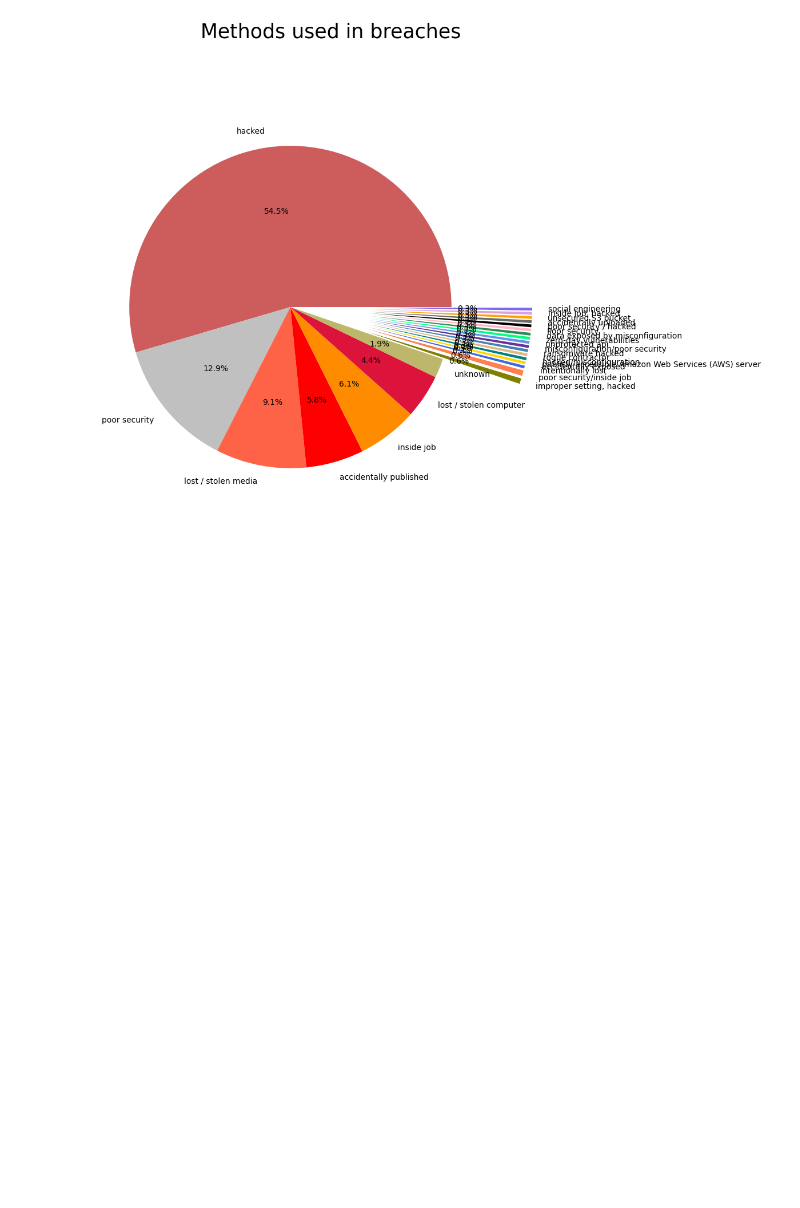
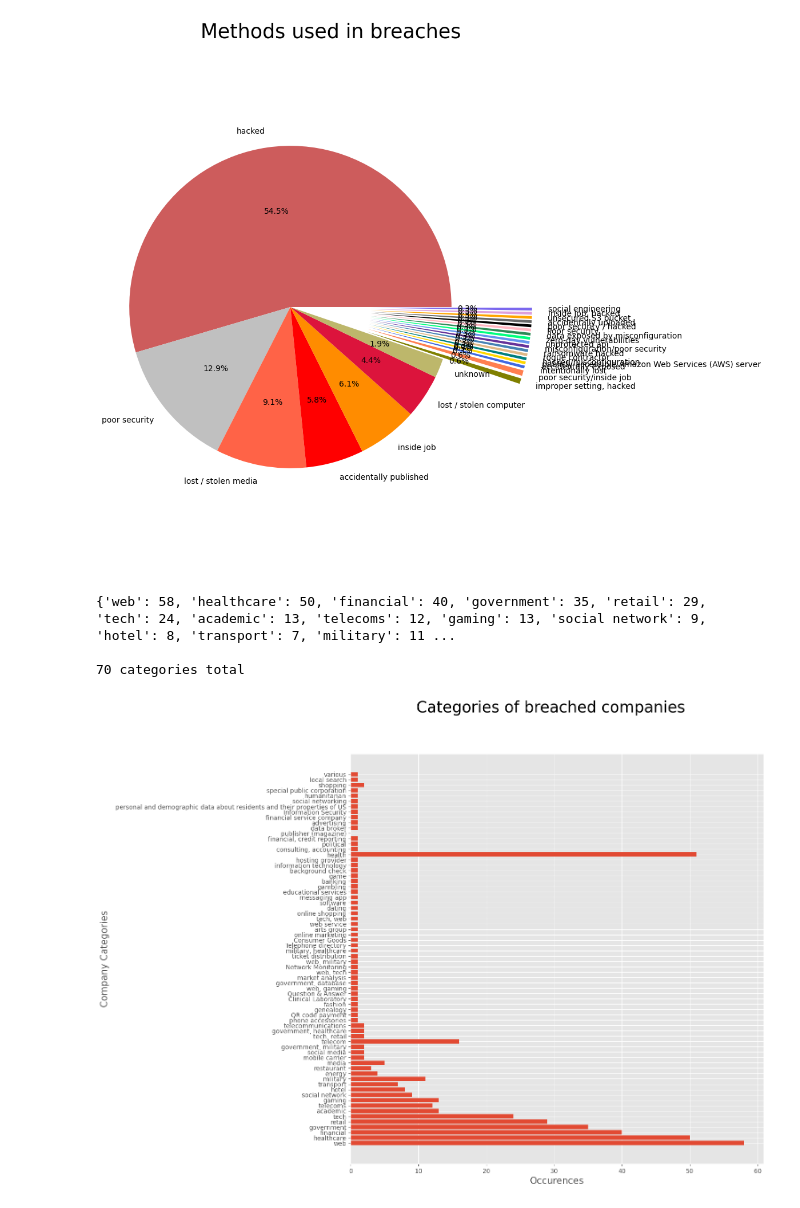
Before and after one commit to KeN095/data-breaches-notebook, a Jupyter notebook: data-breaches.ipynb, the cells around one changed output. Drawn from its saved outputs; the diff is of its cells as text; code cells hidden in the pictures; blank space fills up the shorter version.

Commit message:
feat: represent categories of companies as bar chart

```diff
--- a/data-breaches.ipynb
+++ b/data-breaches.ipynb
@@ -136,3 +136,34 @@ plt.show()
 # %% [output]
 {'hacked': 198.0, 'poor security': 47.0, 'lost / stolen media': 33.0, 'accidentally published': 21.0, 'inside job': 22.0, 'lost / stolen computer': 16.0, 'unknown': 7.0, 'improper setting, hacked': 2. ...
 [figure]
+# %%
+companyCategoryColumn = df["Organization type"]
+companyCategoryList = companyCategoryColumn.value_counts().index.tolist()
+categoryOccurence = dict.fromkeys(companyCategoryList,None)
+
+for i in range(len(companyCategoryList)):
+    temp = companyCategoryList[i]
+    temp2 = sumOfOccurences(companyCategoryColumn, temp)
+    categoryOccurence.update([(temp, temp2)])
+
+print(categoryOccurence)
+print("\n" + str(len(categoryOccurence)) + " categories total")
+
+categories = list(categoryOccurence.keys())
+categoryValues = list(categoryOccurence.values())
+
+plt.barh(categories, categoryValues)
+plt.xlabel("Occurences", fontsize=15)
+plt.ylabel("Company Categories", fontsize=15, labelpad=10.2)
+fig = plt.gcf()
+
+fig.suptitle("Categories of breached companies",fontsize=25)
+fig.set_size_inches(12,12)
+plt.style.use("ggplot")
+
+plt.show()
+# %% [output]
+{'web': 58, 'healthcare': 50, 'financial': 40, 'government': 35, 'retail': 29, 'tech': 24, 'academic': 13, 'telecoms': 12, 'gaming': 13, 'social network': 9, 'hotel': 8, 'transport': 7, 'military': 11 ...
+
+70 categories total
+[figure, added]
```
Also changed, not shown: parts of 1 cell of this notebook.
